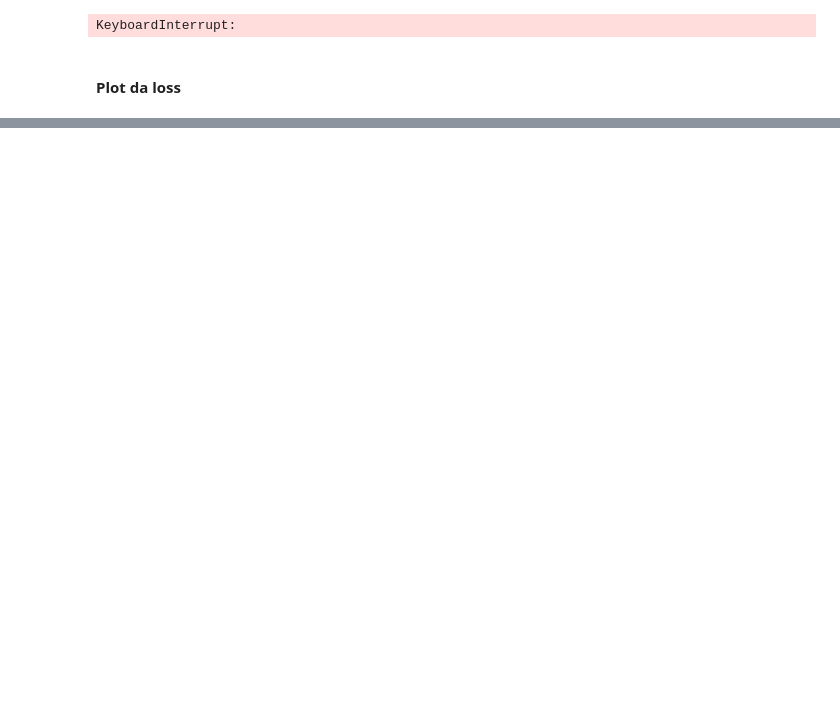
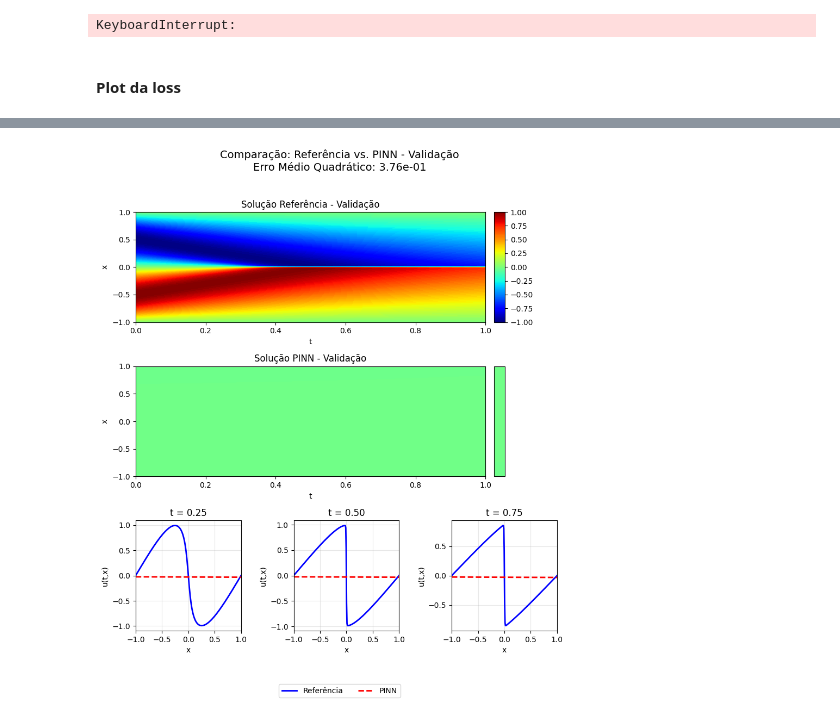
Before and after one commit to NicolasRossoni/TCC, a Jupyter notebook: SimpleExamples/BurgersEquation.ipynb, the cells around one changed output, grey strips where cells are left out. Drawn from its saved outputs; the diff is of its cells as text; code cells hidden in the pictures; blank space fills up the shorter version.

```diff
--- a/SimpleExamples/BurgersEquation.ipynb
+++ b/SimpleExamples/BurgersEquation.ipynb
@@ -276,0 +332,80 @@ plt.show()
+# %%
+comparison = 1  # validacao(1) ou teste(2)
+
+# Seleção de dados
+pts_comp = validacao if comparison == 1 else teste
+u_comp_ref = validacao_u if comparison == 1 else teste_u
+label_comp = 'Validação' if comparison == 1 else 'Teste'
+
+# Predição da rede
+with tc.no_grad():
+    u_comp_pred = f(pts_comp)
+
+# Erro médio
+erro_medio = tc.mean((u_comp_pred - u_comp_ref)**2).item()
+
+# Grid para interpolação das predições
+nx_grid = 256
+nt_grid = 256
+x_grid_1d = np.linspace(x_min, x_max, nx_grid)
+t_grid_1d = np.linspace(t_min, t_max, nt_grid)
+t_grid, x_grid = np.meshgrid(t_grid_1d, x_grid_1d, indexing='ij')
+
+# Criar tensor de pontos para predição
+pts_grid = tc.tensor(np.stack([x_grid.flatten(), t_grid.flatten()], axis=1), dtype=tc.float32, device=device)
+with tc.no_grad():
+    u_pred_grid = f(pts_grid).cpu().numpy().reshape(nt_grid, nx_grid)
+
+# Interpolação da referência no grid
+u_ref_grid = interp(np.stack([t_grid.flatten(), x_grid.flatten()], axis=1)).reshape(nt_grid, nx_grid)
+
+# Tempos para perfis
+t_perfis = [0.25, 0.5, 0.75]
+
+# Plot
+fig = plt.figure(figsize=(10, 10))
+gs = fig.add_gridspec(3, 3, height_ratios=[1, 1, 1], hspace=0.4, wspace=0.5)
+
+fig.suptitle(f'Comparação: Referência vs. PINN - {label_comp}\nErro Médio Quadrático: {erro_medio:.2e}', fontsize=14, y=0.995)
+
+# Colormap referência
+ax1 = fig.add_subplot(gs[0, :])
+im1 = ax1.contourf(t_grid, x_grid, u_ref_grid, levels=100, cmap='jet', vmin=-1, vmax=1)
+ax1.set_xlabel('t')
+ax1.set_ylabel('x')
+ax1.set_title(f'Solução Referência - {label_comp}')
+ax1.set_xlim(t_min, t_max)
+ax1.set_ylim(x_min, x_max)
+cbar1 = plt.colorbar(im1, ax=ax1, pad=0.02, aspect=10, ticks=np.arange(-1, 1.25, 0.25))
+
+# Colormap predição
+ax2 = fig.add_subplot(gs[1, :])
+im2 = ax2.contourf(t_grid, x_grid, u_pred_grid, levels=100, cmap='jet', vmin=-1, vmax=1)
+ax2.set_xlabel('t')
+ax2.set_ylabel('x')
+ax2.set_title(f'Solução PINN - {label_comp}')
+ax2.set_xlim(t_min, t_max)
+ax2.set_ylim(x_min, x_max)
+cbar2 = plt.colorbar(im2, ax=ax2, pad=0.02, aspect=10, ticks=np.arange(-1, 1.25, 0.25))
+
+# Perfis temporais
+handles, labels = None, None
+for i, t_val in enumerate(t_perfis):
+    ax = fig.add_subplot(gs[2, i])
+    idx_t = np.argmin(np.abs(t_grid_1d - t_val))
+    l1, = ax.plot(x_grid_1d, u_ref_grid[idx_t, :], 'b-', linewidth=2, label='Referência')
+    l2, = ax.plot(x_grid_1d, u_pred_grid[idx_t, :], 'r--', linewidth=2, label='PINN')
+    ax.set_xlabel('x')
+    ax.set_ylabel('u(t,x)')
+    ax.set_title(f't = {t_val:.2f}')
+    ax.set_xlim(x_min, x_max)
+    ax.grid(True, alpha=0.3)
+    if i == 0:
+        handles, labels = [l1, l2], ['Referência', 'PINN']
+
+# Legenda centralizada abaixo
+fig.legend(handles, labels, loc='lower center', ncol=2, bbox_to_anchor=(0.5, -0.02), frameon=True)
+
+plt.show()
+# %% [output]
+[figure, added]
```
Also changed, not shown: parts of 4 cells of this notebook.
